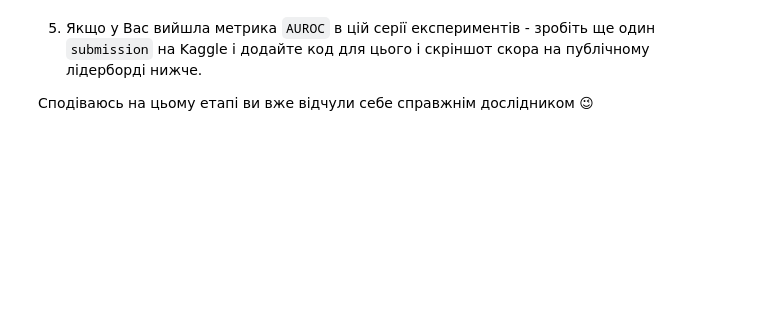
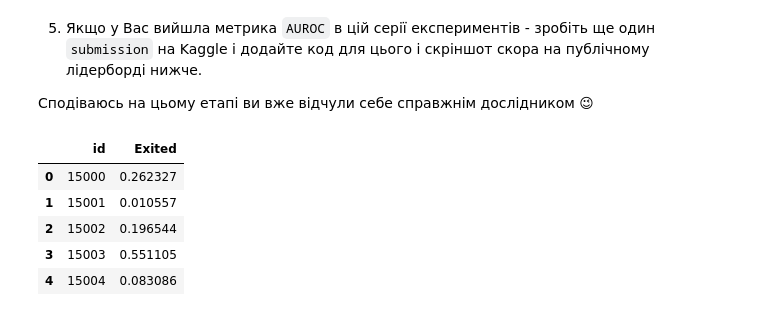
Before and after one commit to LiubovRev/Fake-News-Detector, a Jupyter notebook: knn_cross_val/HW_2_4_kNN_Кросвалідація_і_тюнинг_гіперпараметрів.ipynb, the cells around one changed output. Drawn from its saved outputs; the diff is of its cells as text; code cells hidden in the pictures; blank space fills up the shorter version.

```diff
--- a/knn_cross_val/HW_2_4_kNN_Кросвалідація_і_тюнинг_гіперпараметрів.ipynb
+++ b/knn_cross_val/HW_2_4_kNN_Кросвалідація_і_тюнинг_гіперпараметрів.ipynb
@@ -30,3 +104,5 @@
     - збережіть в окрему змінну `dt_best` найкращу модель, знайдену з `GridSearchCV`
     - оцініть якість передбачень  `dt_best` на тренувальній і валідаційній вибірці з допомогою AUROC.
     - зробіть висновок про якість моделі. Чи ця модель краща за ту, що ви знайшли вручну?
+# %%
+dt = DecisionTreeClassifier(random_state=42)
@@ -51,3 +167,20 @@ params_dt = {
     'min_samples_leaf': [1, 2, 4, 8],
     'max_features': [None, 'sqrt', 'log2']
 }
+# %%
+random_search = RandomizedSearchCV(
+    estimator=dt,
+    param_distributions=params_dt,
+    n_iter=40,
+    cv=3,
+    scoring='roc_auc',
+    random_state=random_state,
+    n_jobs=-1
+)
+# %%
+start_time = time.time()
+random_search.fit(X_train, y_train)
+end_time = time.time()
+print(f"Час пошуку (RandomizedSearchCV): {end_time - start_time:.2f} с")
+
+print("Найкращі параметри (random search):", random_search.best_params_)
@@ -53,0 +190,2 @@ params_dt = {
+# %%
+dt_random_search_best = random_search.best_estimator_
@@ -55,3 +210,30 @@ params_dt = {
 5. Якщо у Вас вийшла метрика `AUROC` в цій серії експериментів - зробіть ще один `submission` на Kaggle і додайте код для цього і скріншот скора на публічному лідерборді нижче.
 
   Сподіваюсь на цьому етапі ви вже відчули себе справжнім дослідником 😉
+# %%
+test_df = pd.read_csv("test.csv")
+
+X_test = preprocess_new_data(
+    new_df=test_df,
+    input_cols=input_cols,
+    scaler=scaler,
+    encoder=encoder,
+    numeric_cols=numeric_cols,
+    categorical_cols=categorical_cols,
+    scale_numeric=True
+)
+
+
+test_probs = dt_random_search_best.predict_proba(X_test)[:, 1]
+
+submission_df = pd.read_csv('./sample_submission.csv')
+submission_df['Exited'] = test_probs
+display(submission_df.head())
+submission_df.to_csv('submission_random.csv', index=False)
+# %% [output]
+|  | id | Exited |
+| 0 | 15000 | 0.262327 |
+| 1 | 15001 | 0.010557 |
+| 2 | 15002 | 0.196544 |
+| 3 | 15003 | 0.551105 |
+| 4 | 15004 | 0.083086 |
```
Also changed, not shown: parts of 20 cells of this notebook, 5 other files.
